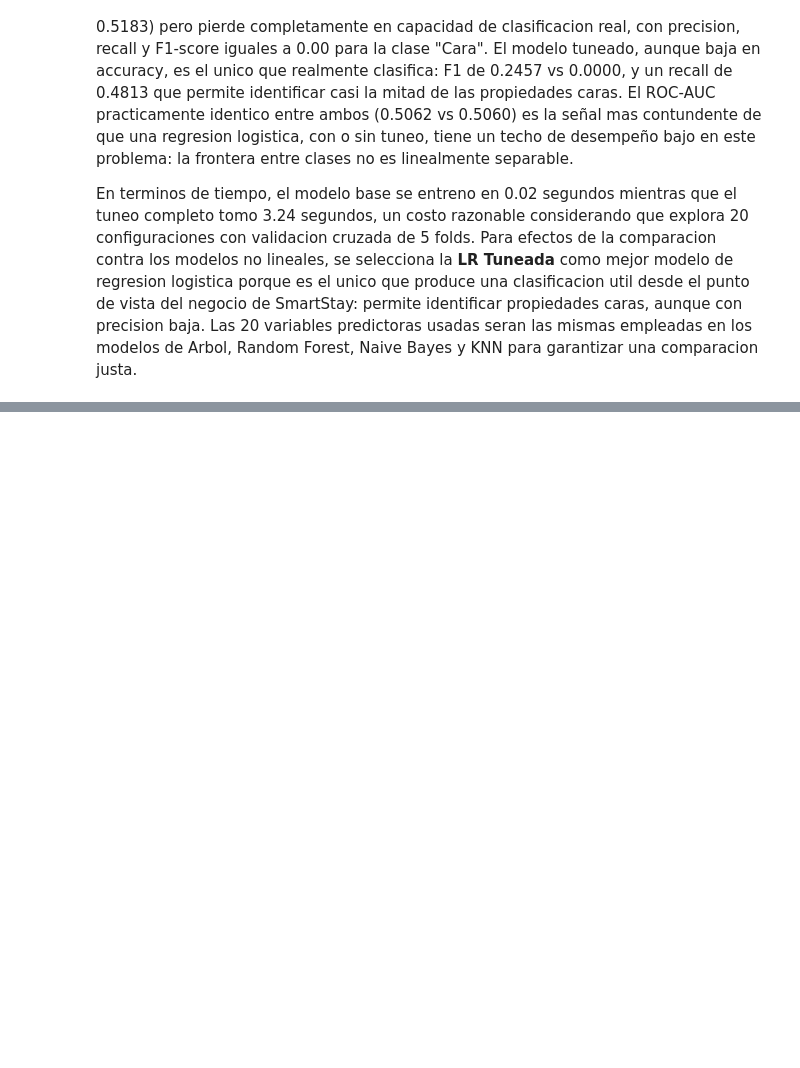
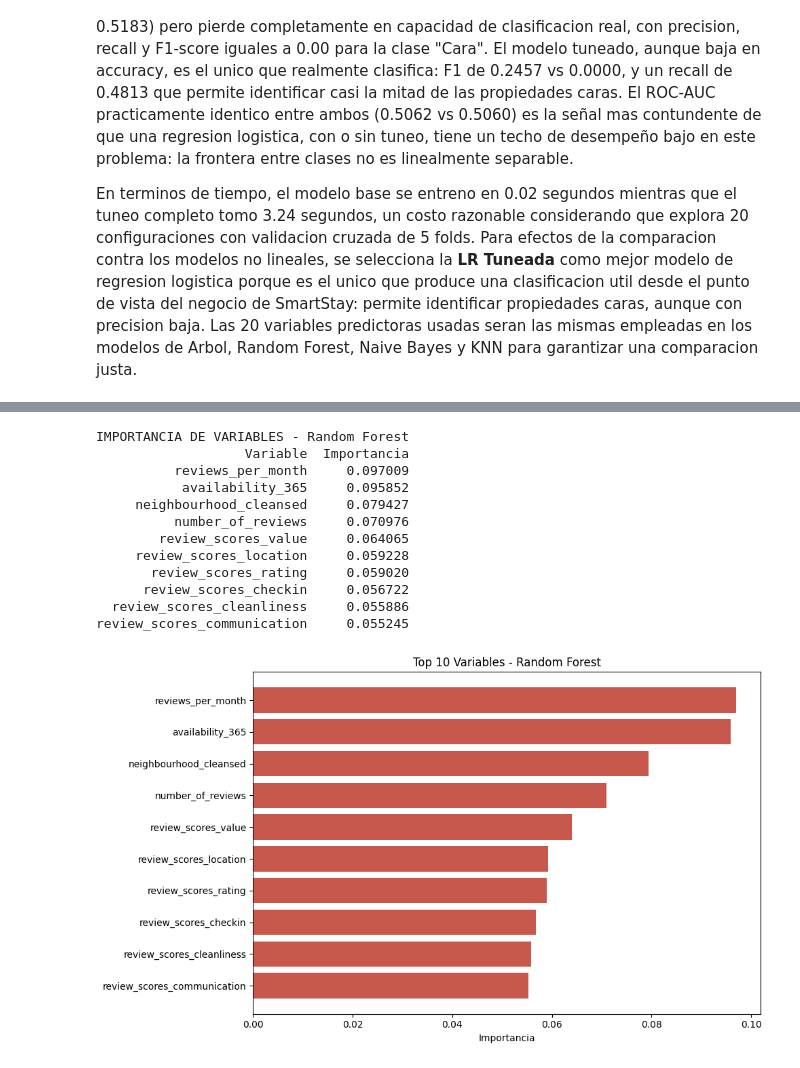
Before and after one commit to AleWWH1104/Lab5-md, a Jupyter notebook: lab7-regresion.ipynb, the cells around one changed output, grey strips where cells are left out. Drawn from its saved outputs; the diff is of its cells as text; code cells hidden in the pictures; blank space fills up the shorter version.

```diff
--- a/lab7-regresion.ipynb
+++ b/lab7-regresion.ipynb
@@ -668,0 +815,32 @@ En terminos de tiempo, el modelo base se entreno en 0.02 segundos mientras que e
+# %%
+# Importancia de variables en Random Forest
+importancias_rf = pd.DataFrame({
+    'Variable': X_train.columns,
+    'Importancia': mejor_rf.feature_importances_
+}).sort_values('Importancia', ascending=False).reset_index(drop=True)
+
+print('IMPORTANCIA DE VARIABLES - Random Forest')
+print(importancias_rf.head(10).to_string(index=False))
+
+plt.figure(figsize=(10, 6))
+plt.barh(importancias_rf['Variable'][:10][::-1],
+         importancias_rf['Importancia'][:10][::-1],
+         color='#c8584b')
+plt.xlabel('Importancia')
+plt.title('Top 10 Variables - Random Forest')
+plt.tight_layout()
+plt.show()
+# %% [output]
+IMPORTANCIA DE VARIABLES - Random Forest
+                   Variable  Importancia
+          reviews_per_month     0.097009
+           availability_365     0.095852
+     neighbourhood_cleansed     0.079427
+          number_of_reviews     0.070976
+        review_scores_value     0.064065
+     review_scores_location     0.059228
+       review_scores_rating     0.059020
+      review_scores_checkin     0.056722
+  review_scores_cleanliness     0.055886
+review_scores_communication     0.055245
+[figure, added]
```
Also changed, not shown: parts of 15 cells of this notebook.
